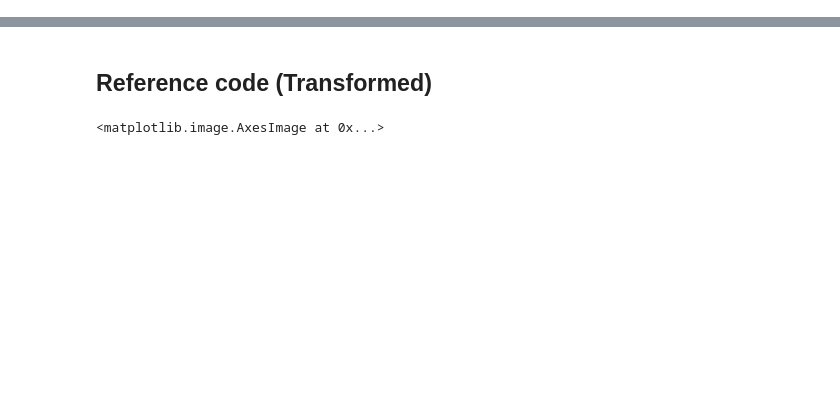
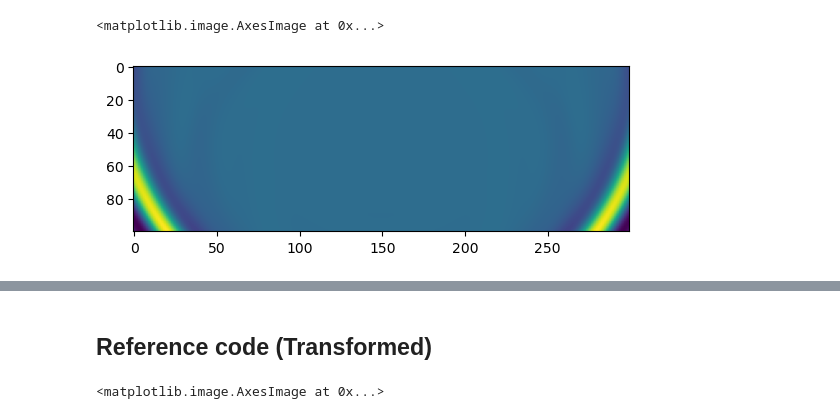
Before and after one commit to medicinely/fwi, a Jupyter notebook: fwi_matrix.ipynb, the cells around one changed output, grey strips where cells are left out. Saved outputs shown, nothing was run; the diff lists cells and outputs as text; code cells hidden in the pictures; blank space fills up the shorter version.

```diff
--- a/fwi_matrix.ipynb
+++ b/fwi_matrix.ipynb
@@ -257,3 +258,8 @@ Model dimension [nz,nx,nt]:  200 200 800
+# %%
+plt.imshow(p[:,:,430])
+# %% [output]
+<matplotlib.image.AxesImage at 0x...>
+[figure, added]
 # %%
 # minimize cost function
 v_init = np.zeros([nz*nx]) + 2500   # Initial v
```
Also changed, not shown: parts of 9 cells of this notebook, 1 other file.
